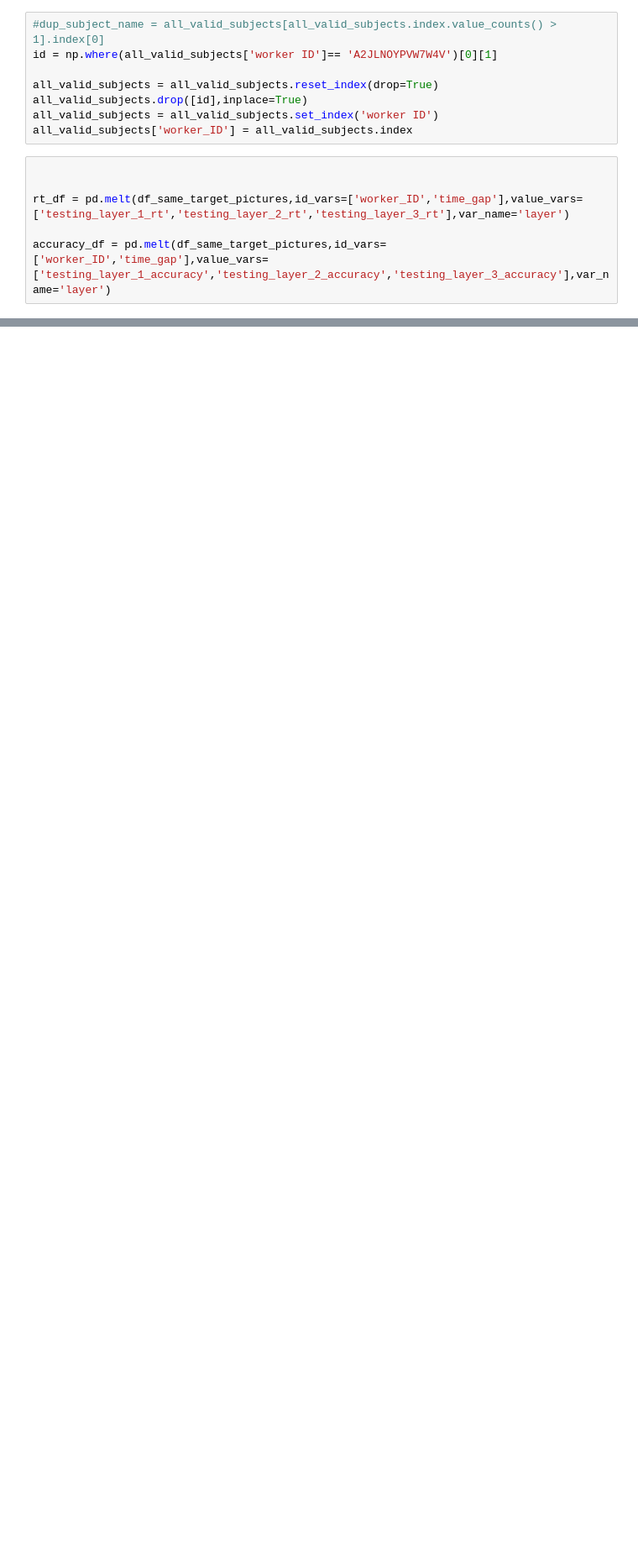
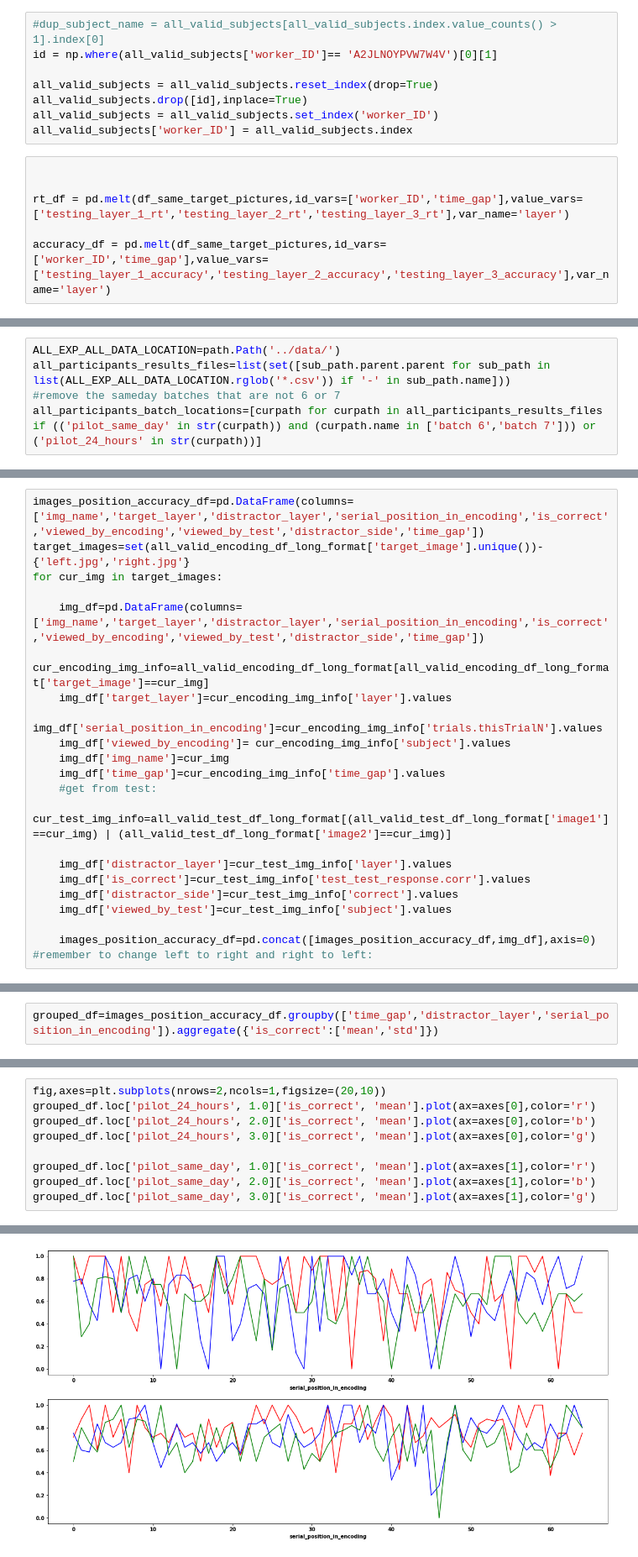
Before and after one commit to edenjenzohar/Visual-memory-task, a Jupyter notebook: analysis/all_time_gaps_anaylsis.ipynb, the cells around one changed output, grey strips where cells are left out. Shown: that part at 84% size. Drawn from its saved outputs; the diff is of its cells as text; blank space fills up the shorter version.

Commit message:
added analysis of serial position

```diff
--- a/analysis/all_time_gaps_anaylsis.ipynb
+++ b/analysis/all_time_gaps_anaylsis.ipynb
@@ -42,11 +40,11 @@ print(f'there are {len(all_valid_subjects.index) - len(set(all_valid_subjects.in
 there are 1, duplicate subjects
 # %%
 #dup_subject_name = all_valid_subjects[all_valid_subjects.index.value_counts() > 1].index[0]
-id = np.where(all_valid_subjects['worker ID']== 'A2JLNOYPVW7W4V')[0][1]
+id = np.where(all_valid_subjects['worker_ID']== 'A2JLNOYPVW7W4V')[0][1]
 
 all_valid_subjects = all_valid_subjects.reset_index(drop=True)
 all_valid_subjects.drop([id],inplace=True)
-all_valid_subjects = all_valid_subjects.set_index('worker ID')
+all_valid_subjects = all_valid_subjects.set_index('worker_ID')
 all_valid_subjects['worker_ID'] = all_valid_subjects.index
 # %%
 
@@ -85,0 +100,5 @@ Text(0.5, 0.98, 'Memory preformance')
+# %%
+ALL_EXP_ALL_DATA_LOCATION=path.Path('../data/')
+all_participants_results_files=list(set([sub_path.parent.parent for sub_path in list(ALL_EXP_ALL_DATA_LOCATION.rglob('*.csv')) if '-' in sub_path.name]))
+#remove the sameday batches that are not 6 or 7
+all_participants_batch_locations=[curpath for curpath in all_participants_results_files if (('pilot_same_day' in str(curpath)) and (curpath.name in ['batch 6','batch 7'])) or ('pilot_24_hours' in str(curpath))]
@@ -85,0 +145,22 @@ Text(0.5, 0.98, 'Memory preformance')
+# %%
+images_position_accuracy_df=pd.DataFrame(columns=['img_name','target_layer','distractor_layer','serial_position_in_encoding','is_correct','viewed_by_encoding','viewed_by_test','distractor_side','time_gap'])
+target_images=set(all_valid_encoding_df_long_format['target_image'].unique())-{'left.jpg','right.jpg'}
+for cur_img in target_images:
+
+    img_df=pd.DataFrame(columns=['img_name','target_layer','distractor_layer','serial_position_in_encoding','is_correct','viewed_by_encoding','viewed_by_test','distractor_side','time_gap'])
+    cur_encoding_img_info=all_valid_encoding_df_long_format[all_valid_encoding_df_long_format['target_image']==cur_img]
+    img_df['target_layer']=cur_encoding_img_info['layer'].values
+    img_df['serial_position_in_encoding']=cur_encoding_img_info['trials.thisTrialN'].values
+    img_df['viewed_by_encoding']= cur_encoding_img_info['subject'].values
+    img_df['img_name']=cur_img
+    img_df['time_gap']=cur_encoding_img_info['time_gap'].values
+    #get from test:
+    cur_test_img_info=all_valid_test_df_long_format[(all_valid_test_df_long_format['image1']==cur_img) | (all_valid_test_df_long_format['image2']==cur_img)]
+
+    img_df['distractor_layer']=cur_test_img_info['layer'].values
+    img_df['is_correct']=cur_test_img_info['test_test_response.corr'].values
+    img_df['distractor_side']=cur_test_img_info['correct'].values
+    img_df['viewed_by_test']=cur_test_img_info['subject'].values
+
+    images_position_accuracy_df=pd.concat([images_position_accuracy_df,img_df],axis=0)
+#remember to change left to right and right to left:
@@ -85,0 +183,2 @@ Text(0.5, 0.98, 'Memory preformance')
+# %%
+grouped_df=images_position_accuracy_df.groupby(['time_gap','distractor_layer','serial_position_in_encoding']).aggregate({'is_correct':['mean','std']})
@@ -85,0 +187,10 @@ Text(0.5, 0.98, 'Memory preformance')
+# %%
+fig,axes=plt.subplots(nrows=2,ncols=1,figsize=(20,10))
+grouped_df.loc['pilot_24_hours', 1.0]['is_correct', 'mean'].plot(ax=axes[0],color='r')
+grouped_df.loc['pilot_24_hours', 2.0]['is_correct', 'mean'].plot(ax=axes[0],color='b')
+grouped_df.loc['pilot_24_hours', 3.0]['is_correct', 'mean'].plot(ax=axes[0],color='g')
+
+grouped_df.loc['pilot_same_day', 1.0]['is_correct', 'mean'].plot(ax=axes[1],color='r')
+grouped_df.loc['pilot_same_day', 2.0]['is_correct', 'mean'].plot(ax=axes[1],color='b')
+grouped_df.loc['pilot_same_day', 3.0]['is_correct', 'mean'].plot(ax=axes[1],color='g')
+# %% [output]
@@ -85,0 +198 @@ Text(0.5, 0.98, 'Memory preformance')
+[figure, added]
```
Also changed, not shown: parts of 10 cells of this notebook.
